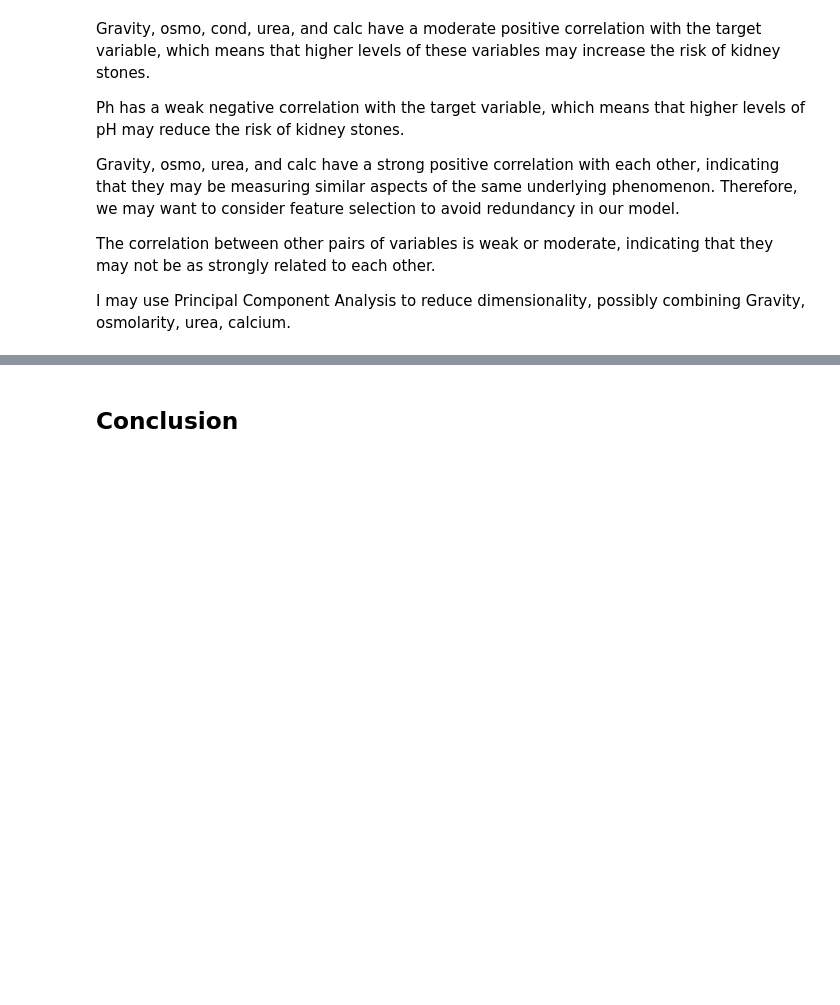
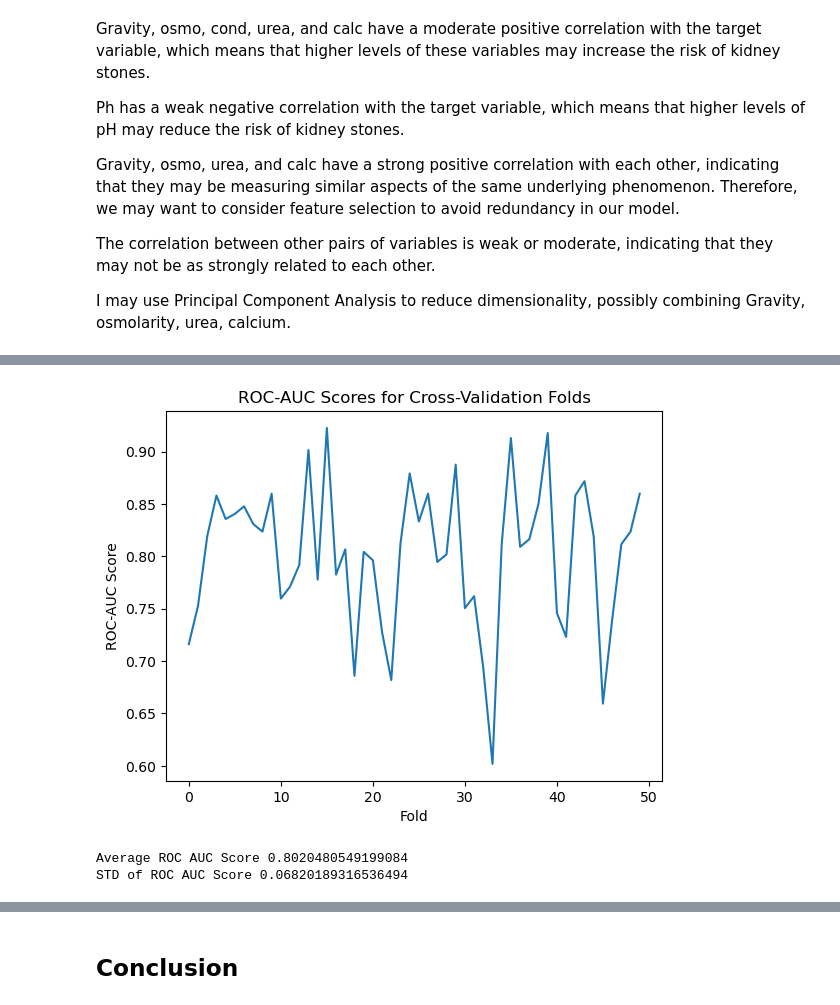
Before and after one commit to john-draper/kaggle_binary_classification_with_a_kidney_stone_prediction_dataset, a Jupyter notebook: KidneyStonePredictionModel.ipynb, the cells around one changed output, grey strips where cells are left out. Saved outputs shown, nothing was run; the diff lists cells and outputs as text; code cells hidden in the pictures; blank space fills up the shorter version.

```diff
--- a/KidneyStonePredictionModel.ipynb
+++ b/KidneyStonePredictionModel.ipynb
@@ -64,25 +188,0 @@ I may use Principal Component Analysis to reduce dimensionality, possibly combin
-# %%
-# load the CSV data using pandas
-train_data = pd.read_csv("input/train.csv")
-test_data = pd.read_csv("input/test.csv")
-
-# check the basic statistics of the data
-print(train_data.describe())
-
-# check the data types and missing values
-print(train_data.info())
-
-# check the correlation between the variables
-corr = train_data.corr()
-sns.heatmap(corr, annot=True, cmap='coolwarm')
-
-# visualize the distribution of the target variable
-
-#sns.histplot(train_data['target'], kde=True) #Delete
-
-# visualize the relationship between variables using scatter plots
-#sns.scatterplot(x=train_data.target.values, y=train_data.ph.values, hue='target', data=train_data)#Delete
-
-# visualize the relationship between variables using interactive plots
-#fig = px.scatter(train_data, x='variable1', y='variable2', color='target')
-#fig.show()
@@ -142,0 +228,22 @@ Random forest model with minimal data engineering will give us a good baseline a
+# %%
+
+
+# Create a list of x values from 0 to the length of scores
+x_values = list(range(len(roc_auc_scores)))
+
+# Plot the scores as a line graph
+plt.plot(x_values, roc_auc_scores)
+
+# Set the title and axis labels
+plt.title("ROC-AUC Scores for Cross-Validation Folds")
+plt.xlabel("Fold")
+plt.ylabel("ROC-AUC Score")
+
+# Show the plot
+plt.show()
+print('Average ROC AUC Score', np.average(roc_auc_scores))
+print('STD of ROC AUC Score', np.std(roc_auc_scores))
+# %% [output]
+[figure, added]
+Average ROC AUC Score 0.8020480549199084
+STD of ROC AUC Score 0.06820189316536494
```
Also changed, not shown: parts of 28 cells of this notebook, 2 other files.
